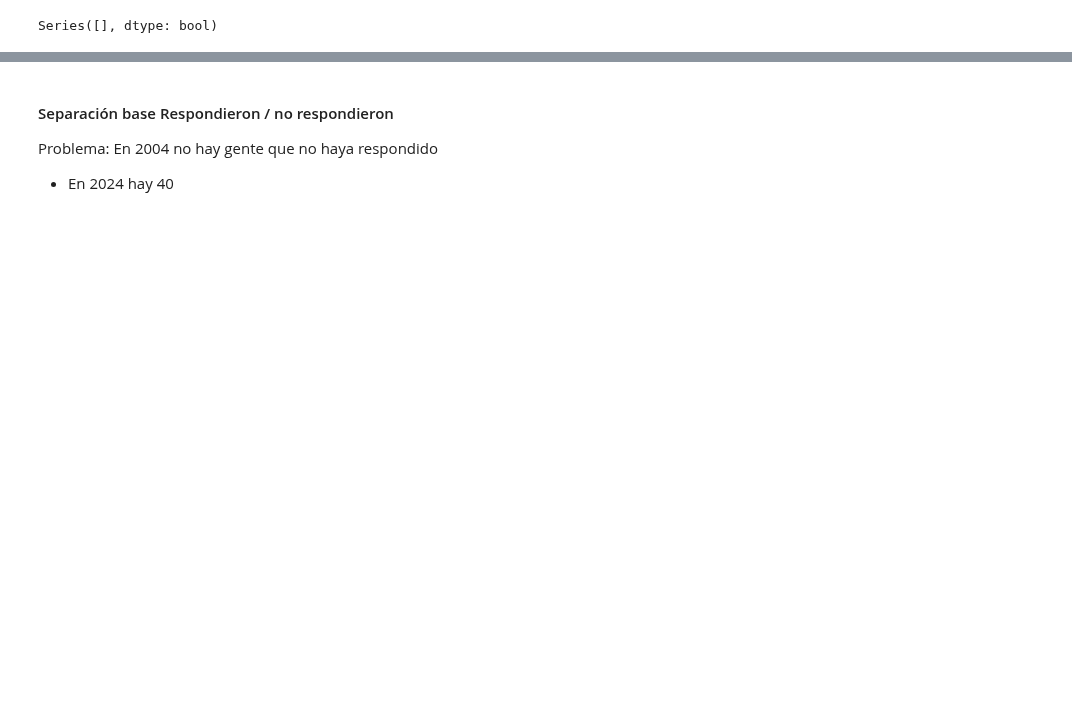
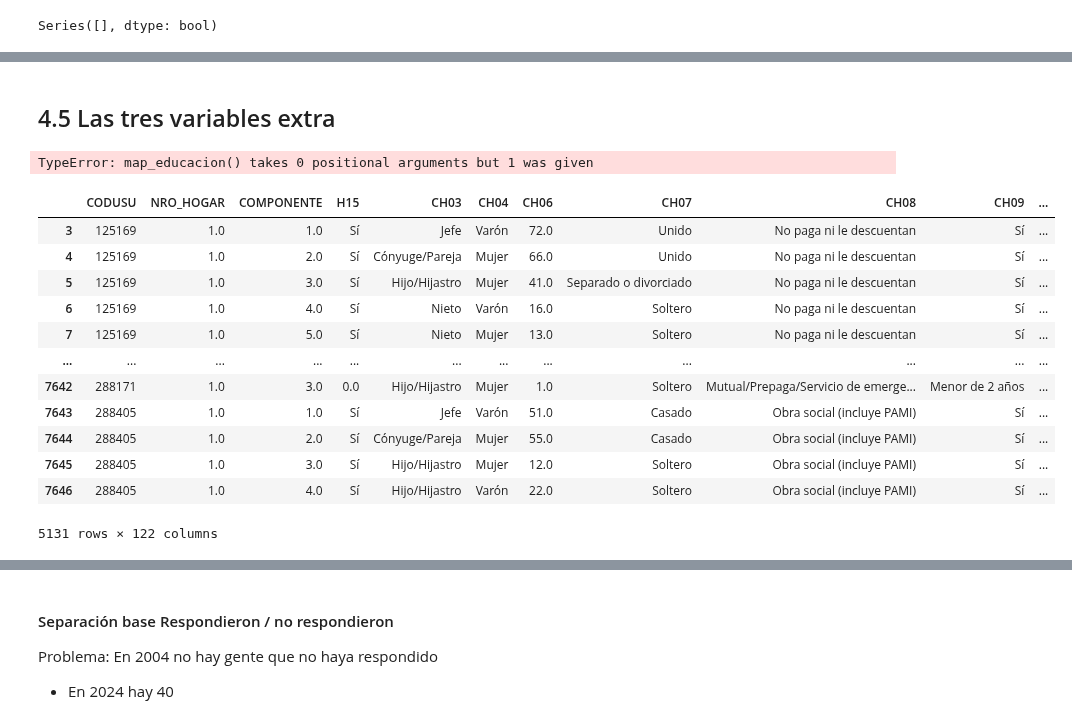
Before and after one commit to maggiecobb/CC408-T1-5, a Jupyter notebook: TP 4/TP 4.ipynb, the cells around one changed output, grey strips where cells are left out. Cells and saved outputs as stored; diff of their text form; code cells hidden in the pictures; blank space fills up the shorter version.

```diff
--- a/TP 4/TP 4.ipynb
+++ b/TP 4/TP 4.ipynb
@@ -117,11 +116,11 @@ hog_2004 = hog_2004.drop(columns = redundantes_hog04)
 hog_2024 = hog_2024.drop(columns = redundantes_hog24)
 # %%
 #Sacamos de las bases individuales variables que van a aparecer en hogar, para emprolijar el merge
-lista_con = ['ANO4', 'TRIMESTRE', 'REGION', 'AGLOMERADO', 'PONDERA', 'ITF', 'DECIFR', 'IDECIFR',
-             'RDECIFR', 'GDECIFR', 'PDECIFR', 'ADECIFR', 'IPCF', 'DECCFR', 'RDECCFR', 'GDECCFR', 'ADECCFR']
+lista_con = ['ANO4', 'TRIMESTRE', 'REGION', 'MAS_500', 'AGLOMERADO', 'PONDERA', 'ITF', 'DECIFR', 'IDECIFR',
+             'RDECIFR', 'GDECIFR', 'PDECIFR', 'ADECIFR', 'IPCF', 'DECCFR', 'IDECCFR', 'RDECCFR', 'GDECCFR','PDECCFR', 'ADECCFR']
 
-lista_con2 = ['ANO4', 'TRIMESTRE', 'REGION',  'AGLOMERADO', 'PONDERA', 'ITF', 'DECIFR', 'IDECIFR', 'RDECIFR',
-              'GDECIFR', 'PDECIFR', 'ADECIFR', 'IPCF', 'DECCFR', 'RDECCFR', 'GDECCFR', 'ADECCFR','PONDIH']
+lista_con2 = ['ANO4', 'TRIMESTRE', 'REGION', 'MAS_500', 'AGLOMERADO', 'PONDERA', 'ITF', 'DECIFR', 'IDECIFR', 'RDECIFR',
+              'GDECIFR', 'PDECIFR', 'ADECIFR', 'IPCF', 'DECCFR', 'IDECCFR', 'RDECCFR', 'GDECCFR', 'ADECCFR','PDECCFR' ,'PONDIH']
 
 ind_2004 = ind_2004.drop (columns = (lista_con))
 ind_2024 = ind_2024.drop(columns = (lista_con2))
@@ -218,7 +216,7 @@ combined_04 #elimina 21 observaciones
 -Tenia una columna con valores Nan = IX_MEN10, es el 50%, se imputa por la mediana.
 # %%
 # # Verificar si cada columna tiene algún valor NaN 2004
-nan_values04 = combined_04.isna().any()
+nan_values04 = combined_04.select_dtypes(include=[float, int]).isna().any()
 columnas_con_nan04 = nan_values04[nan_values04]  # Esto te devuelve solo las columnas que tienen NaN
 columnas_con_nan04 = columnas_con_nan04.index
 print(columnas_con_nan04)
@@ -314,11 +326,11 @@ Series([], dtype: bool)
 # %%
-numerica04 = [ 'P47T', 'DECINDR',
-                   'RDECINDR', 'GDECINDR', 'ADECINDR', 'V2_M', 'V3_M', 'V4_M', 'V5_M', 'V8_M',
+numerica04 = [ 'CH15_COD', 'CH16_COD', 'P47T', 'DECINDR',
+                  'IDECINDR', 'RDECINDR', 'GDECINDR', 'PDECINDR', 'ADECINDR', 'V2_M', 'V3_M', 'V4_M', 'V5_M', 'V8_M',
                     'V9_M', 'V10_M', 'V11_M', 'V12_M', 'V18_M', 'V19_AM', 'V21_M', 'T_VI', 'ANO4',
-                       'PONDERA', 'IV1_ESP', 'IV3_ESP', 'IV7_ESP',
+                      'MAS_500', 'PONDERA', 'IV1_ESP', 'IV3_ESP', 'IV7_ESP',
                         'II5_1', 'II7_ESP', 'II8_ESP', 'IX_TOT', 'IX_MAYEQ10', 'ITF', 'DECIFR',
-                        'RDECIFR', 'GDECIFR',  'ADECIFR', 'IPCF', 'DECCFR', 'RDECCFR',
-                          'GDECCFR', 'ADECCFR']
+                        'IDECIFR', 'RDECIFR', 'GDECIFR', 'PDECIFR', 'ADECIFR', 'IPCF', 'DECCFR', 'IDECCFR', 'RDECCFR',
+                          'GDECCFR', 'PDECCFR', 'ADECCFR']
 
 
 #es igual que no categorica pero sin codusu, porque no tiene sentido sacar outliers de ahi.
@@ -533,6 +562,8 @@ nocategorica04 = ['CODUSU',
  'NRO_HOGAR',
  'COMPONENTE',
  'CH06',
+ 'CH15_COD',
+ 'CH16_COD',
  'ESTADO', #Estado es categorica, pero lo dejo porque despues vamos a usar una dummy de desocupado directamente.
  'P47T',
  'DECINDR',
@@ -561,22 +592,31 @@ nocategorica04 = ['CODUSU',
  'MAS_500',
  'AGLOMERADO',
  'PONDERA',
+ 'IV1_ESP',
  'IV2',
+ 'IV3_ESP',
+ 'IV7_ESP',
  'II1',
  'II2',
  'II5_1',
+ 'II7_ESP',
+ 'II8_ESP',
  'IX_TOT',
  'IX_MEN10',
  'IX_MAYEQ10',
  'ITF',
  'DECIFR',
+ 'IDECIFR',
  'RDECIFR',
  'GDECIFR',
+ 'PDECIFR',
  'ADECIFR',
  'IPCF',
  'DECCFR',
+ 'IDECCFR',
  'RDECCFR',
  'GDECCFR',
+ 'PDECCFR',
  'ADECCFR',
  'VII1_1',
  'VII1_2',
@@ -752,13 +798,17 @@ combined_24['desocupado'] = combined_24['desocupado'].map({True:1, False: 0})
+# %% [markdown]
+## 4.5 Las tres variables extra
 # %%
-# #### VARIABLE DE EDUCACION POR HOGAR ###
-# # Definir una función que mapee los valores de CH10 a categorías
-# def map_educacion():
-#     if combined_04['CH10'] == 1|combined_04['CH10']==2:
-#         return 1
-#     else:
-#         return 0
+#### VARIABLE DE EDUCACION POR HOGAR ###
+# Definir una función que mapee los valores de CH10 a categorías
+def map_educacion():
+    if combined_04['CH10'] == 1|combined_04['CH10']==2:
+        return 1
+    else:
+        return 0
 
-# # Aplicar la función y crear la nueva columna 'educacion'
-# combined_24['educacion'] = combined_24.apply(map_educacion)
+# Aplicar la función y crear la nueva columna 'educacion'
+combined_24['educacion'] = combined_24.apply(map_educacion)
+# %% [output]
+TypeError: map_educacion() takes 0 positional arguments but 1 was given
 # %%
 
@@ -769,0 +820,16 @@ combined_24['desocupado'] = combined_24['desocupado'].map({True:1, False: 0})
+# %%
+combined_04
+# %% [output]
+|  | CODUSU | NRO_HOGAR | COMPONENTE | H15 | CH03 | CH04 | CH06 | CH07 | CH08 | CH09 | ... |
+| 3 | 125169 | 1.0 | 1.0 | Sí | Jefe | Varón | 72.0 | Unido | No paga ni le descuentan | Sí | ... |
+| 4 | 125169 | 1.0 | 2.0 | Sí | Cónyuge/Pareja | Mujer | 66.0 | Unido | No paga ni le descuentan | Sí | ... |
+| 5 | 125169 | 1.0 | 3.0 | Sí | Hijo/Hijastro | Mujer | 41.0 | Separado o divorciado | No paga ni le descuentan | Sí | ... |
+| 6 | 125169 | 1.0 | 4.0 | Sí | Nieto | Varón | 16.0 | Soltero | No paga ni le descuentan | Sí | ... |
+| 7 | 125169 | 1.0 | 5.0 | Sí | Nieto | Mujer | 13.0 | Soltero | No paga ni le descuentan | Sí | ... |
+| ... | ... | ... | ... | ... | ... | ... | ... | ... | ... | ... | ... |
+| 7642 | 288171 | 1.0 | 3.0 | 0.0 | Hijo/Hijastro | Mujer | 1.0 | Soltero | Mutual/Prepaga/Servicio de emerge... | Menor de 2 años | ... |
+| 7643 | 288405 | 1.0 | 1.0 | Sí | Jefe | Varón | 51.0 | Casado | Obra social (incluye PAMI) | Sí | ... |
+| 7644 | 288405 | 1.0 | 2.0 | Sí | Cónyuge/Pareja | Mujer | 55.0 | Casado | Obra social (incluye PAMI) | Sí | ... |
+| 7645 | 288405 | 1.0 | 3.0 | Sí | Hijo/Hijastro | Mujer | 12.0 | Soltero | Obra social (incluye PAMI) | Sí | ... |
+| 7646 | 288405 | 1.0 | 4.0 | Sí | Hijo/Hijastro | Varón | 22.0 | Soltero | Obra social (incluye PAMI) | Sí | ... |
+5131 rows × 122 columns
```
Also changed, not shown: parts of 54 cells of this notebook.
